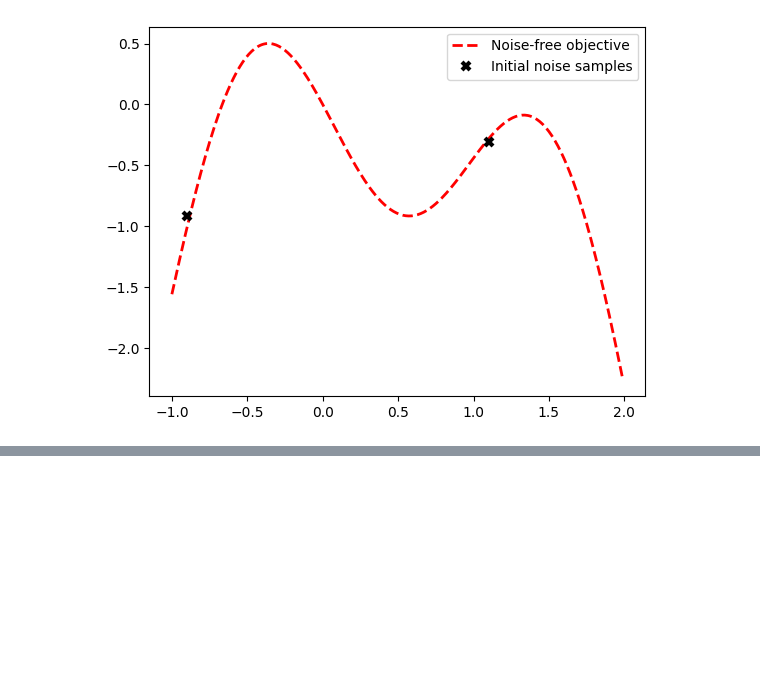
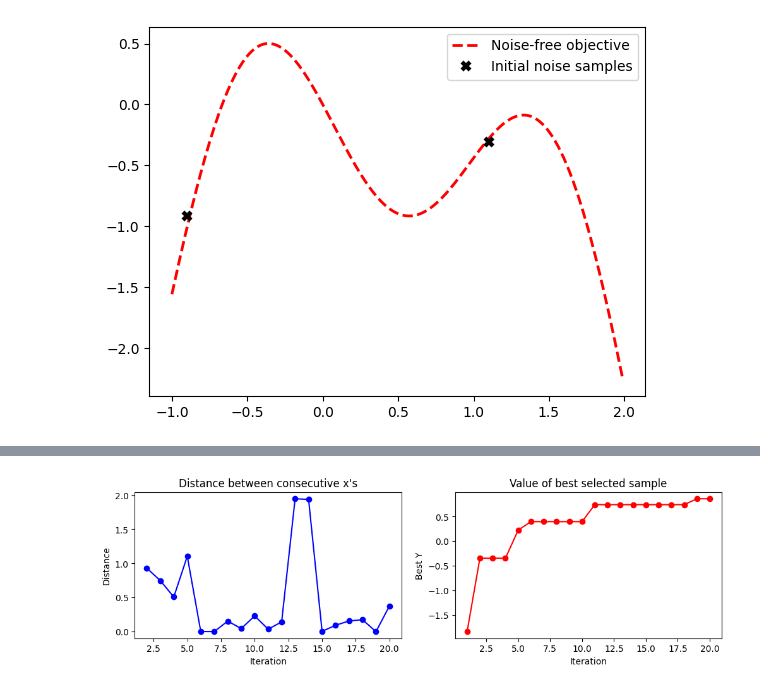
Before and after one commit to HuizhiXu/quarto, a Jupyter notebook: code/expected_improvement.ipynb, the cells around one changed output, grey strips where cells are left out. Saved outputs shown, nothing was run; the diff lists cells and outputs as text; code cells hidden in the pictures; blank space fills up the shorter version.

```diff
--- a/code/expected_improvement.ipynb
+++ b/code/expected_improvement.ipynb
@@ -215,0 +250,4 @@ gpr = GaussianProcessRegressor(kernel=m52, alpha=noise**2)
+# %%
+plot_convergence(np.array(r.x_iters), -r.func_vals)
+# %% [output]
+[figure, added]
```
Also changed, not shown: parts of 10 cells of this notebook.
